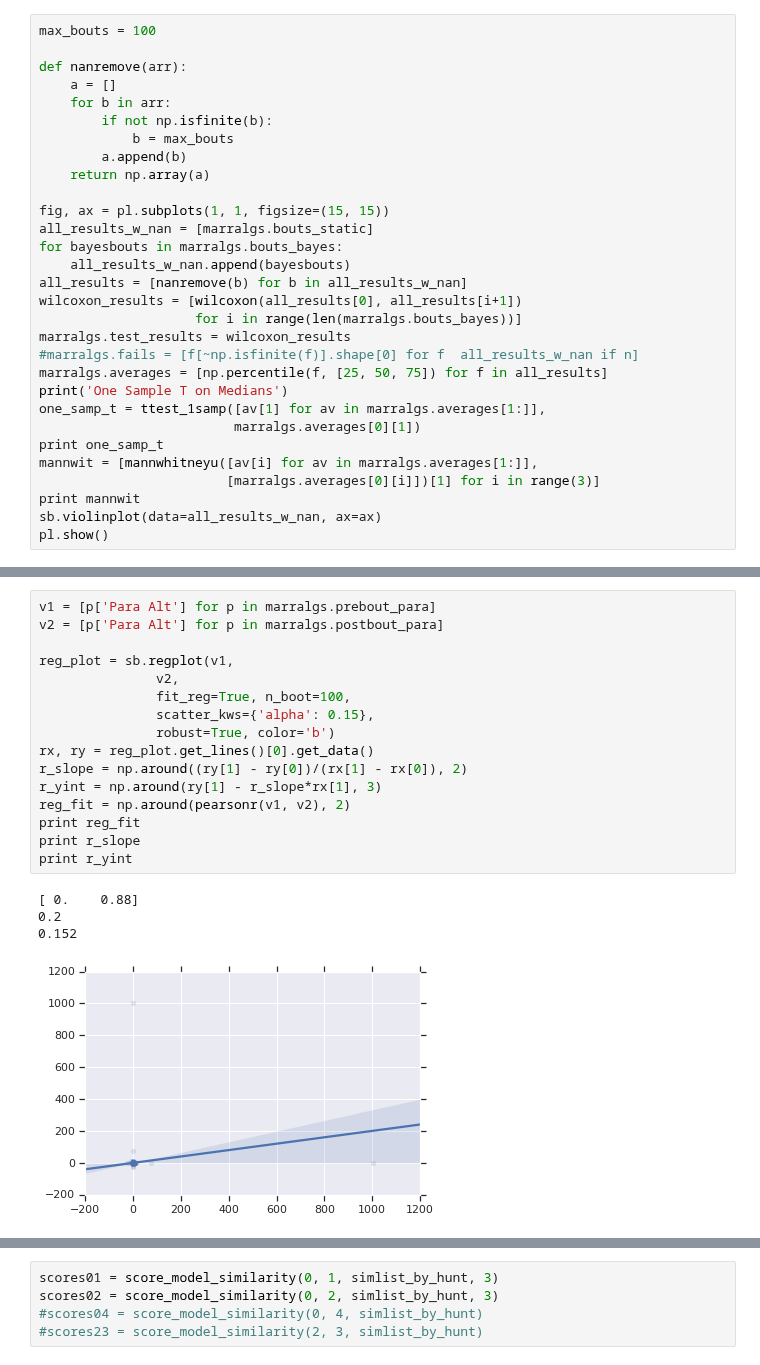
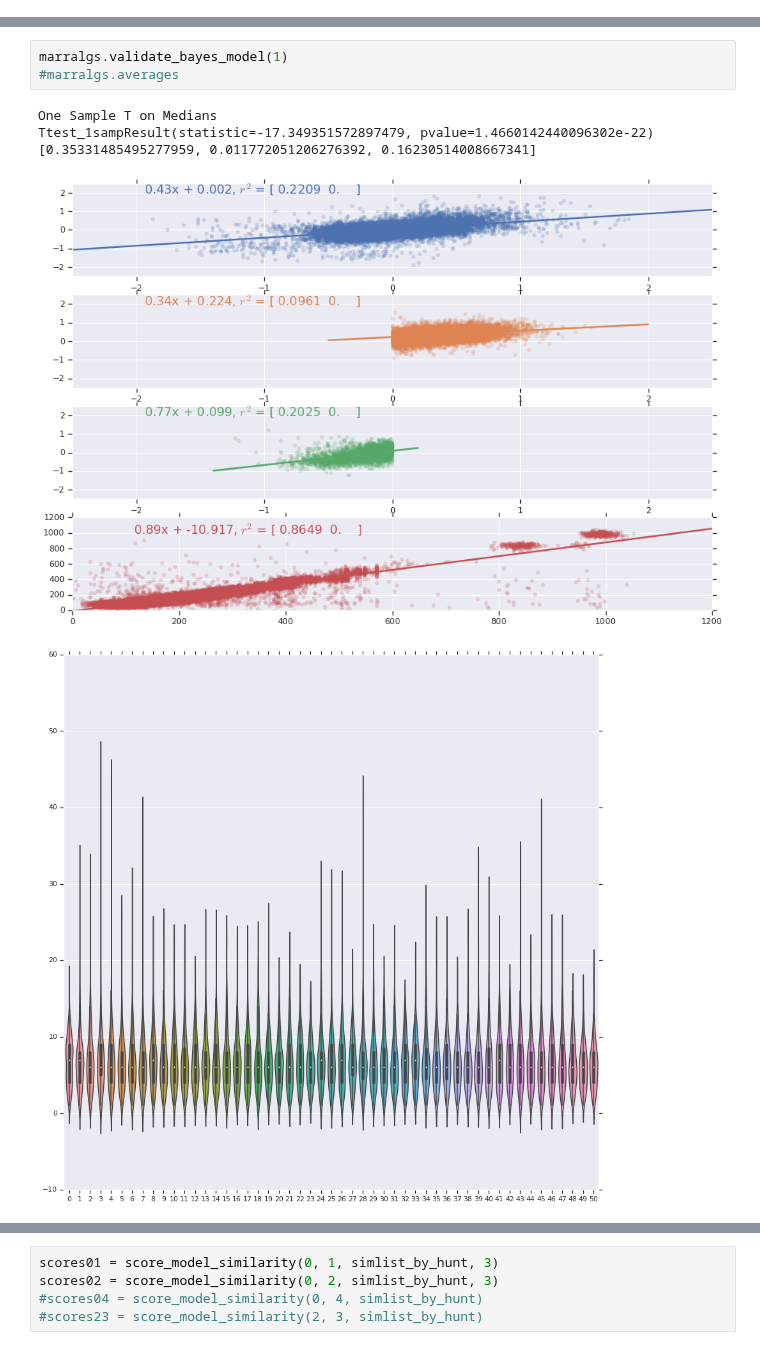
Before and after one commit to elifesciences-publications/PreycapMaster, a Jupyter notebook: Model_Plot.ipynb, the cells around one changed output, grey strips where cells are left out. Drawn from its saved outputs; the diff is of its cells as text.

```diff
--- a/Model_Plot.ipynb
+++ b/Model_Plot.ipynb
@@ -63,30 +50,0 @@ TypeError: only integer arrays with one element can be converted to an index
-# %%
-max_bouts = 100
-
-def nanremove(arr):
-    a = []
-    for b in arr:
-        if not np.isfinite(b):
-            b = max_bouts
-        a.append(b)
-    return np.array(a)
-
-fig, ax = pl.subplots(1, 1, figsize=(15, 15))
-all_results_w_nan = [marralgs.bouts_static]
-for bayesbouts in marralgs.bouts_bayes:
-    all_results_w_nan.append(bayesbouts)
-all_results = [nanremove(b) for b in all_results_w_nan]
-wilcoxon_results = [wilcoxon(all_results[0], all_results[i+1])
-                    for i in range(len(marralgs.bouts_bayes))]
-marralgs.test_results = wilcoxon_results
-#marralgs.fails = [f[~np.isfinite(f)].shape[0] for f  all_results_w_nan if n]
-marralgs.averages = [np.percentile(f, [25, 50, 75]) for f in all_results]
-print('One Sample T on Medians')
-one_samp_t = ttest_1samp([av[1] for av in marralgs.averages[1:]],
-                         marralgs.averages[0][1])
-print one_samp_t
-mannwit = [mannwhitneyu([av[i] for av in marralgs.averages[1:]],
-                        [marralgs.averages[0][i]])[1] for i in range(3)]
-print mannwit
-sb.violinplot(data=all_results_w_nan, ax=ax)
-pl.show()
@@ -115,21 +51,9 @@ marralgs.prebout_para[0]
-# %%
-v1 = [p['Para Alt'] for p in marralgs.prebout_para]
-v2 = [p['Para Alt'] for p in marralgs.postbout_para]
-
-reg_plot = sb.regplot(v1,
-               v2,
-               fit_reg=True, n_boot=100,
-               scatter_kws={'alpha': 0.15},
-               robust=True, color='b')
-rx, ry = reg_plot.get_lines()[0].get_data()
-r_slope = np.around((ry[1] - ry[0])/(rx[1] - rx[0]), 2)
-r_yint = np.around(ry[1] - r_slope*rx[1], 3)
-reg_fit = np.around(pearsonr(v1, v2), 2)
-print reg_fit
-print r_slope
-print r_yint
-# %% [output]
-[ 0.    0.88]
-0.2
-0.152
-[figure, removed]
+# %%
+marralgs.validate_bayes_model(1)
+#marralgs.averages
+# %% [output]
+One Sample T on Medians
+Ttest_1sampResult(statistic=-17.349351572897479, pvalue=1.4660142440096302e-22)
+[0.35331485495277959, 0.011772051206276392, 0.16230514008667341]
+[figure, added]
+[figure, added]
```
Also changed, not shown: parts of 13 cells of this notebook, 5 other files.
